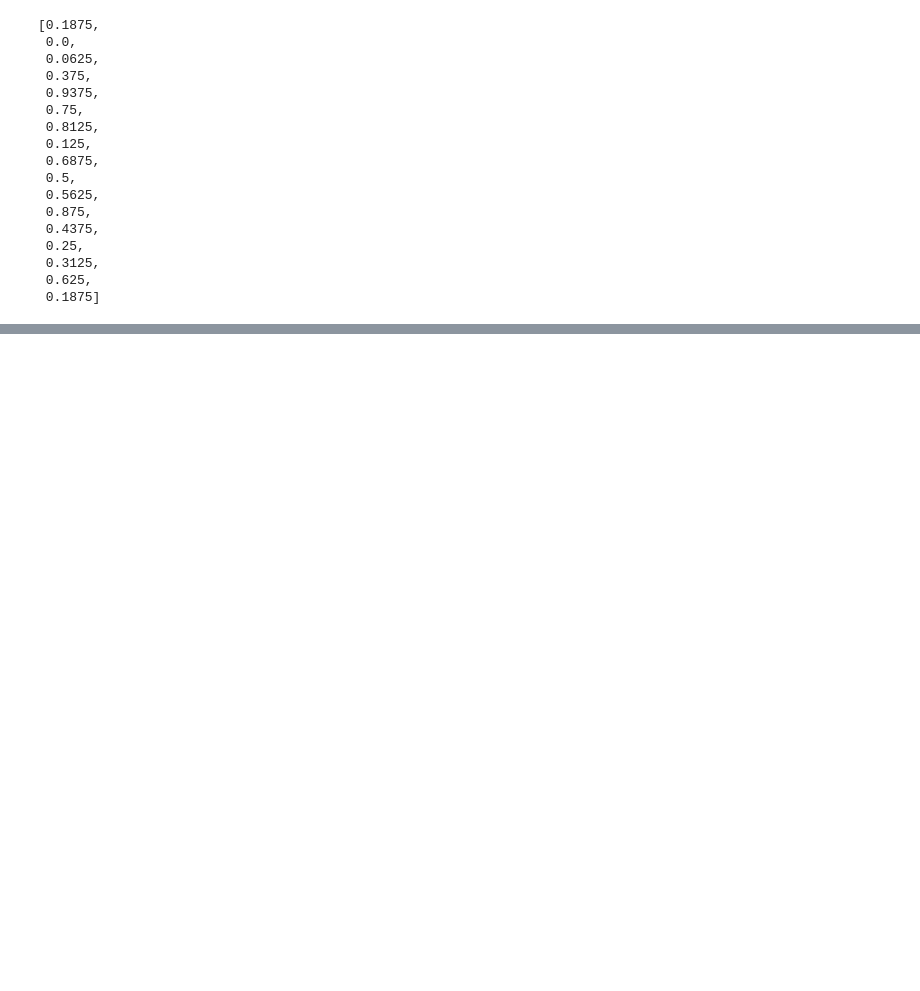
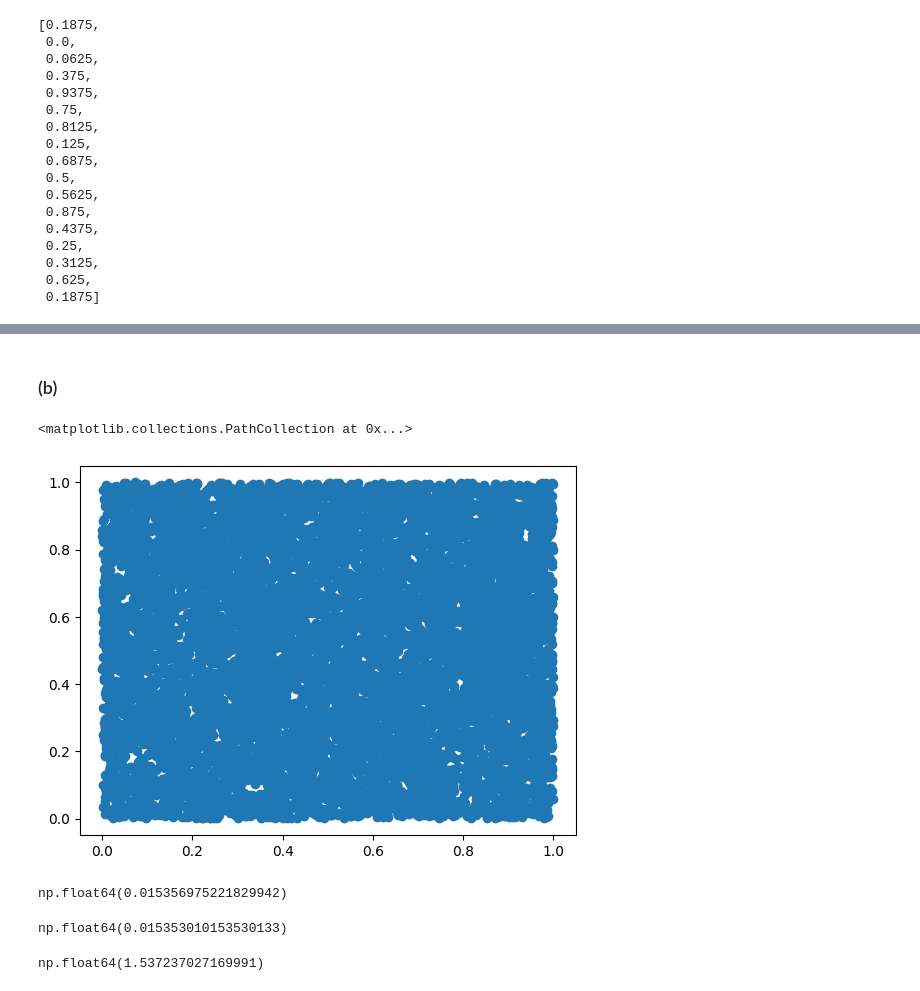
Before and after one commit to AgnesOlsen/02443_Stocastic_Simulation, a Jupyter notebook: Notebooks/Katrine.ipynb, the cells around one changed output, grey strips where cells are left out. Cells and saved outputs as stored; diff of their text form; code cells hidden in the pictures; blank space fills up the shorter version.

```diff
--- a/Notebooks/Katrine.ipynb
+++ b/Notebooks/Katrine.ipynb
@@ -52,0 +94,9 @@ len(RN)
+# %% [markdown]
+### (b)
+# %%
+# Scatterplot
+
+plt.scatter(RN[:-1], RN[1:])
+# %% [output]
+<matplotlib.collections.PathCollection at 0x...>
+[figure, added]
@@ -52,0 +112,10 @@ len(RN)
+# %%
+bins = 10
+N = len(RN)
+n_observed,_ = np.histogram(RN, bins)
+n_expected = np.ones(bins) * (N/bins)
+m = 0
+
+T_chi_square(n_observed, n_expected, m) #Small p-value, very unlikely that derivation so large if the data followed a uniform distribution
+# %% [output]
+np.float64(0.015356975221829942)
@@ -52,0 +148,14 @@ len(RN)
+# %%
+m = 100
+D_n = Kolmogorov_Smirnov(RN, m)
+D_n
+# %% [output]
+np.float64(0.015353010153530133)
+# %%
+# Adjusted test statistic
+
+n = len(RN)
+
+(np.sqrt(n) + 0.12 + 0.11/np.sqrt(n))*D_n # Not good result see 16
+# %% [output]
+np.float64(1.537237027169991)
```
Also changed, not shown: parts of 25 cells of this notebook.
